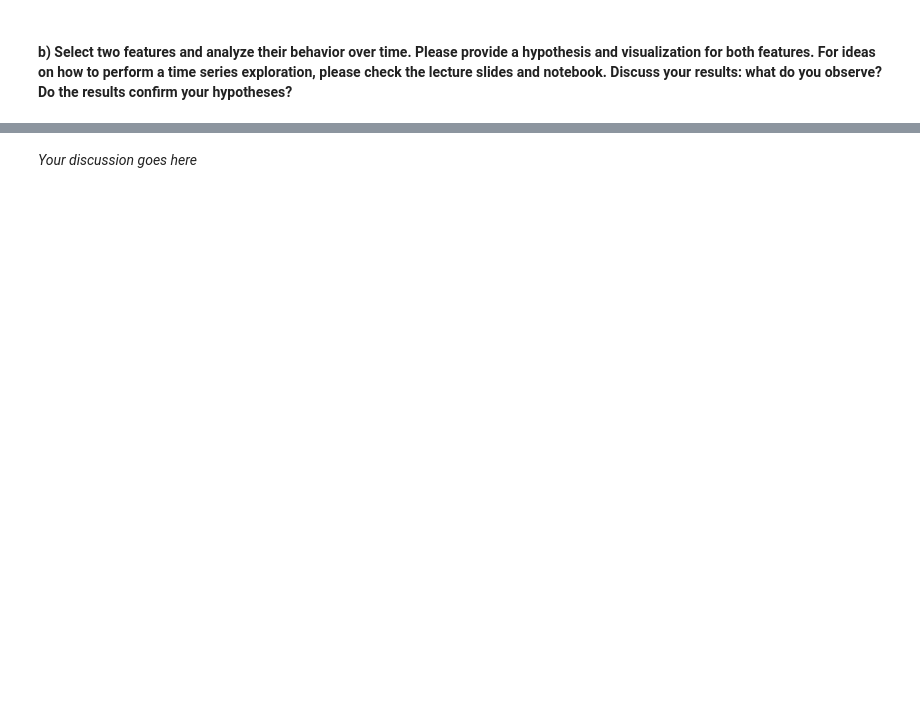
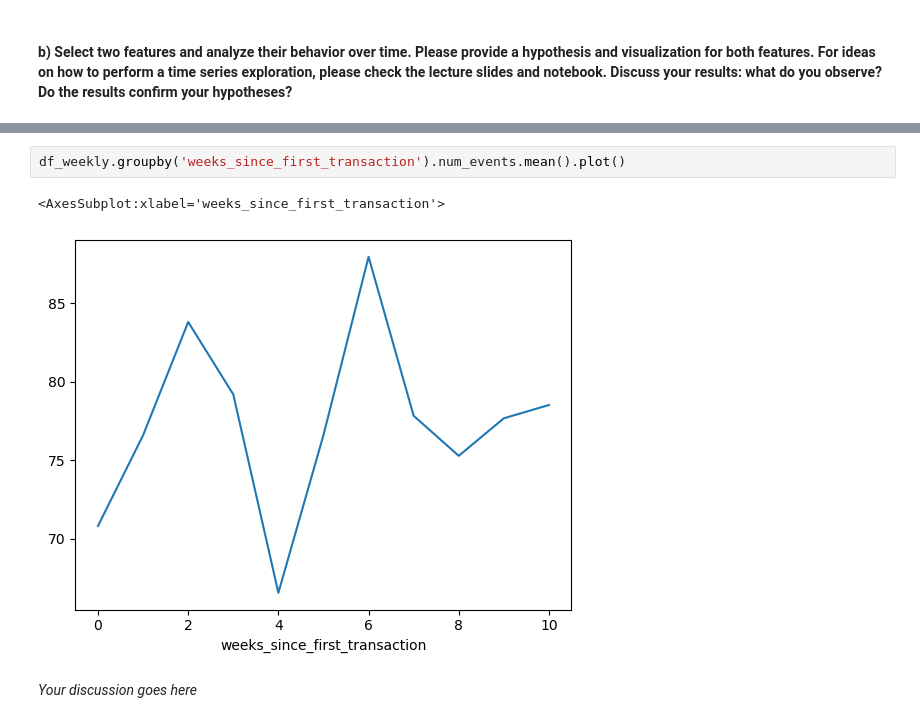
Before and after one commit to aybarsyazici/EPFL-CS421-MLBD, a Jupyter notebook: project/milestone-02/m2_lernnavi_sciper.ipynb, the cells around one changed output, grey strips where cells are left out. Drawn from its saved outputs; the diff is of its cells as text; blank space fills up the shorter version.

```diff
--- a/project/milestone-02/m2_lernnavi_sciper.ipynb
+++ b/project/milestone-02/m2_lernnavi_sciper.ipynb
@@ -1100,2 +1134,7 @@ NameError: name 'num_events_weekly' is not defined
+# %%
+df_weekly.groupby('weeks_since_first_transaction').num_events.mean().plot()
+# %% [output]
+<AxesSubplot:xlabel='weeks_since_first_transaction'>
+[figure, added]
 # %% [markdown]
 *Your discussion goes here*
```
Also changed, not shown: parts of 10 cells of this notebook.
